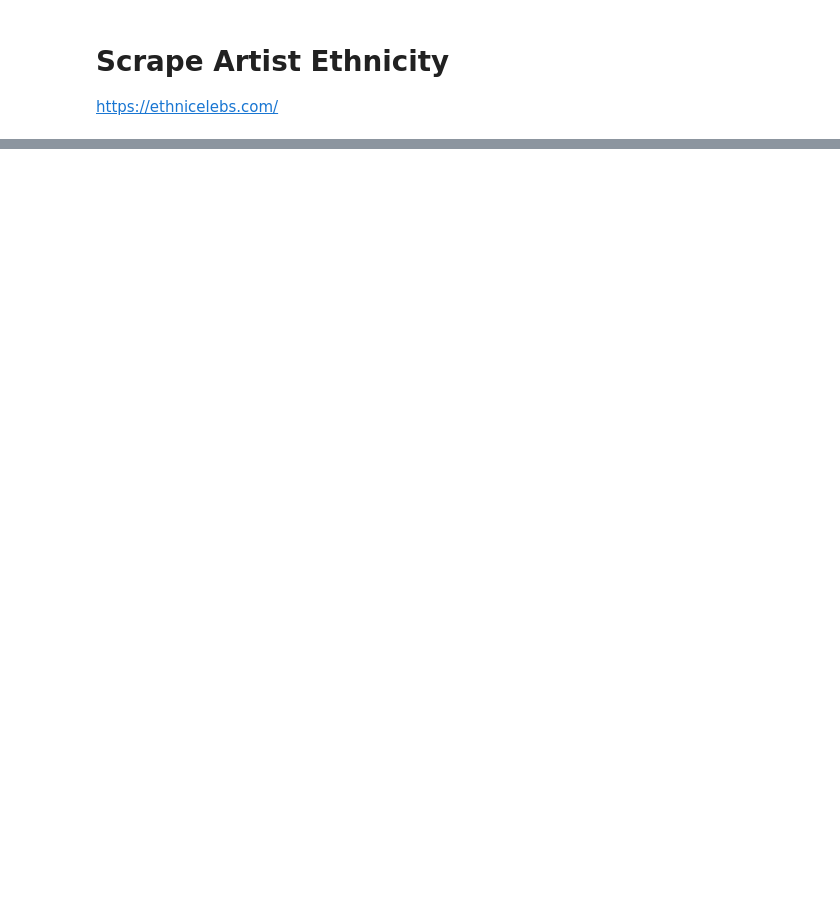
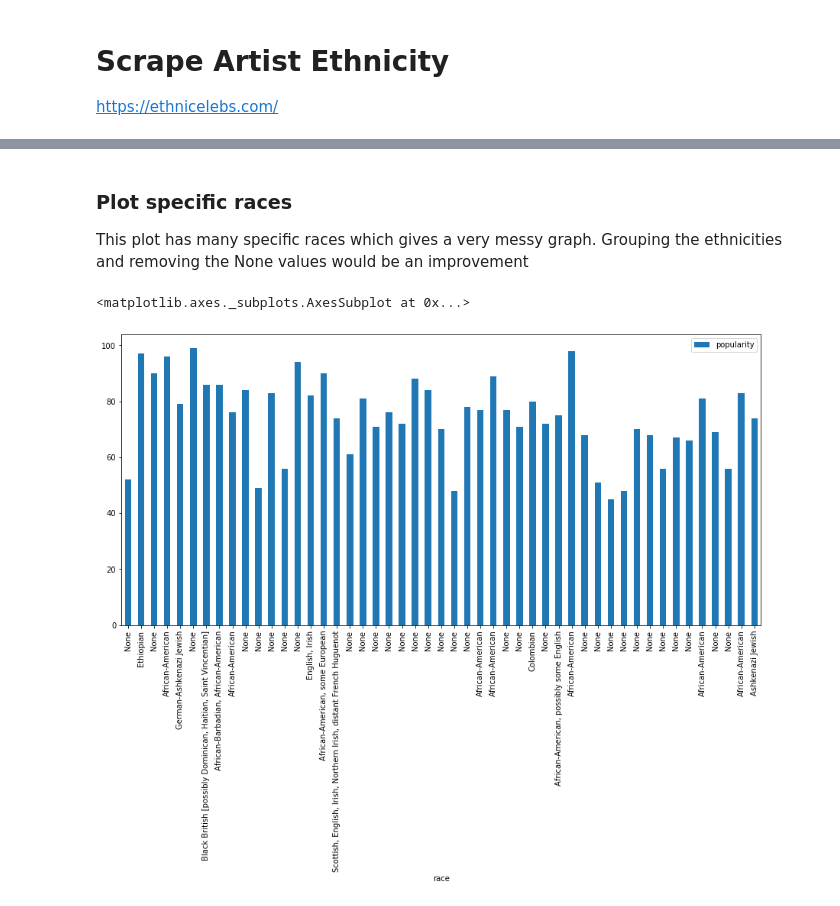
Before and after one commit to jacKlinc/spotify-usage-analysis, a Jupyter notebook: SpotiPy_Stats.ipynb, the cells around one changed output, grey strips where cells are left out. Saved outputs shown, nothing was run; the diff lists cells and outputs as text; code cells hidden in the pictures; blank space fills up the shorter version.

```diff
--- a/SpotiPy_Stats.ipynb
+++ b/SpotiPy_Stats.ipynb
@@ -112,6 +98,8 @@ def get_paragraph(artist_name):
     # Find range of string
     string_start = para.find("Ethnicity: ") + len("Ethnicity: ")
     string_end = para.find("</strong")
-#     return string_start, string_end
-    return 'Artist: '+artist_name+'\n Race: '+para[string_start:string_end]
-    #"Artist: "+artist_name+"Race: "+
+    race = para[string_start:string_end]
+
+    if len(race) < 100:
+#         return 'Artist: '+artist_name+'\nRace: '+ race
+        return race
@@ -120,7 +109,6 @@ def get_paragraph(artist_name):
 # %%
-# for artist in artists.name:
-#     print(get_paragraph(artist))
-
-
-get_paragraph("21 savage")
+# Iterate over names and scrape
+races = []
+for artist in artists.name:
+    races.append(get_paragraph(artist))
 # %% [output]
@@ -127,0 +121,5 @@ get_paragraph("21 savage")
+# %%
+# Convert to Pandas Series and add to df
+artists_races = pd.Series( v for v in races )
+artists['race'] = artists_races
+artists.head(5)
@@ -127,0 +133,9 @@ get_paragraph("21 savage")
+# %% [markdown]
+### Plot specific races
+This plot has many specific races which gives a very messy graph. Grouping the ethnicities and removing the None values would be an improvement
+# %%
+fig, ax = plt.subplots(figsize=(15,7))
+artists.plot.bar(x ='race', y='popularity', ax=ax)
+# %% [output]
+<matplotlib.axes._subplots.AxesSubplot at 0x...>
+[figure, added]
```
Also changed, not shown: parts of 24 cells of this notebook, 2 other files.
